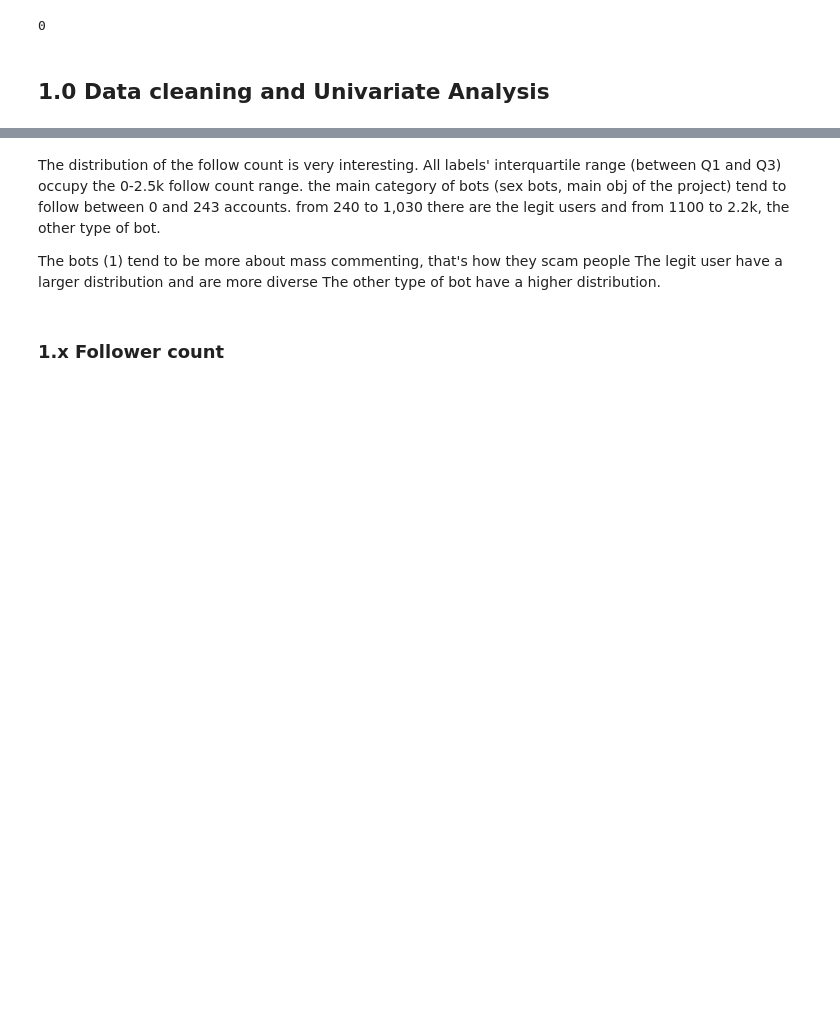
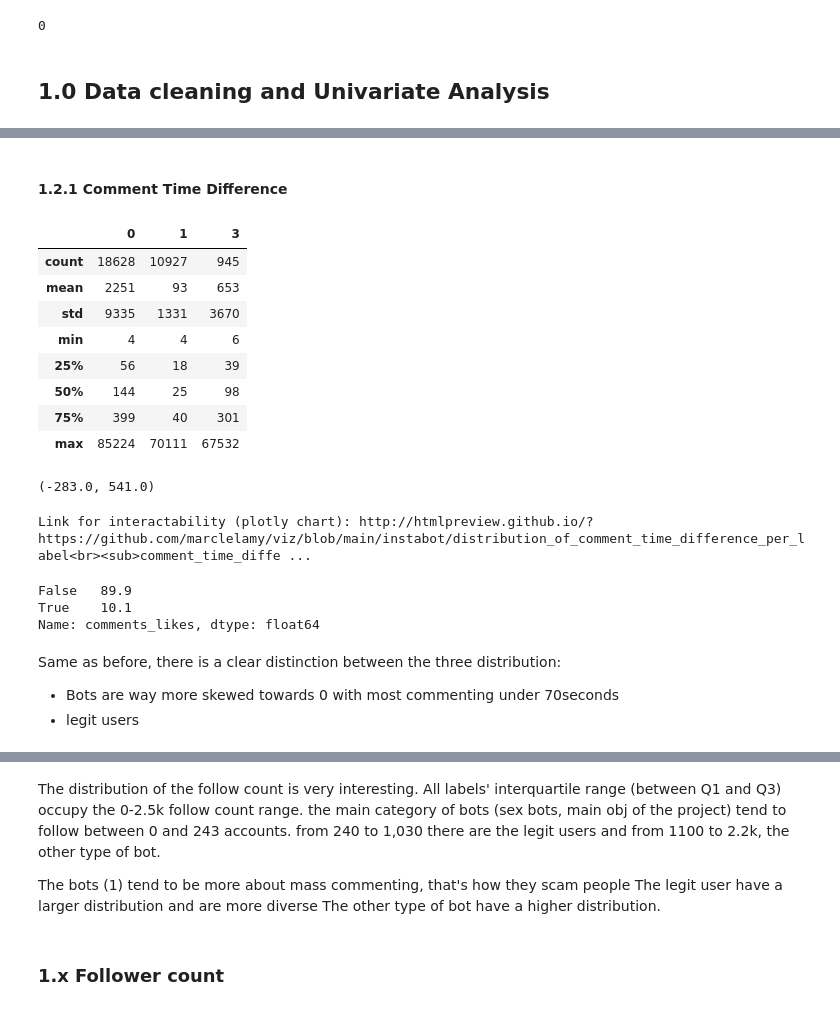
Before and after one commit to marclelamy/instagram_bot_classification, a Jupyter notebook: 4_data_exploration_feature_eng.ipynb, the cells around one changed output, grey strips where cells are left out. Cells and saved outputs as stored; diff of their text form; code cells hidden in the pictures; blank space fills up the shorter version.

```diff
--- a/4_data_exploration_feature_eng.ipynb
+++ b/4_data_exploration_feature_eng.ipynb
@@ -340,0 +561,51 @@ sorted(df_main['label'].unique())
+# %% [markdown]
+#### 1.2.1 Comment Time Difference
+# %%
+df_main.describe_column_by_colcat('comment_time_difference')[0]
+# %% [output]
+|  | 0 | 1 | 3 |
+| count | 18628 | 10927 | 945 |
+| mean | 2251 | 93 | 653 |
+| std | 9335 | 1331 | 3670 |
+| min | 4 | 4 | 6 |
+| 25% | 56 | 18 | 39 |
+| 50% | 144 | 25 | 98 |
+| 75% | 399 | 40 | 301 |
+| max | 85224 | 70111 | 67532 |
+# %%
+# Calculating outliers and flagging them
+lower, upper = df_main.outliers_bound('comment_time_difference')
+df_main['outlier'] = df_main['comment_time_difference'].apply(lambda x: '' if lower < x < upper else 'comment_time_difference')
+lower, upper
+# %% [output]
+(-283.0, 541.0)
+# %%
+# Biography length distribution
+fig = px.histogram(
+    df_main.query('outlier == ""'),
+    x='comment_time_difference',
+    nbins=200,
+    color="label",
+    opacity=.7,
+    marginal="box", # or violin, rug
+    title=f'Distribution of Comment Time Difference per Label<br><sub>Comment time difference is the time difference between the comment and the post in seconds',
+    **plotly_kwargs
+    )
+
+fig = fig.update_layout(barmode='overlay')
+fig  = fig.add_vline(x=0, line_color="green", line_width=2, annotation_text="0")
+
+# sv.save_plotly_fig(fig)
+sv.save_plotly_fig(fig, 'fig')
+# %% [output]
+Link for interactability (plotly chart): http://htmlpreview.github.io/?https://github.com/marclelamy/viz/blob/main/instabot/distribution_of_comment_time_difference_per_label<br><sub>comment_time_diffe ...
+# %%
+(df_main.query('label == 3')['comments_likes'] > 0).value_counts(normalize=True).multiply(100).round(1)
+# %% [output]
+False   89.9
+True    10.1
+Name: comments_likes, dtype: float64
+# %% [markdown]
+Same as before, there is a clear distinction between the three distribution:
+* Bots are way more skewed towards 0 with most commenting under 70seconds
+* legit users
```
Also changed, not shown: parts of 90 cells of this notebook.
